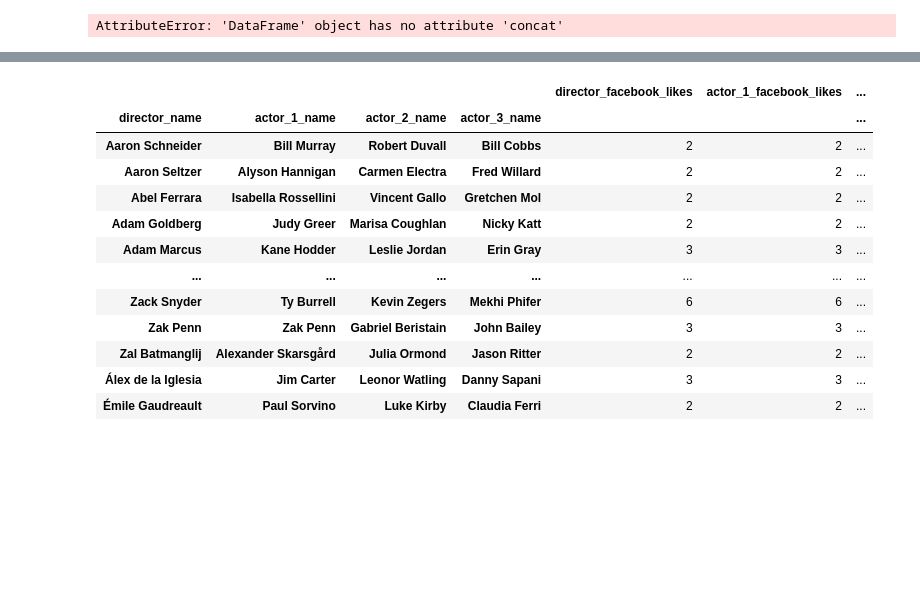
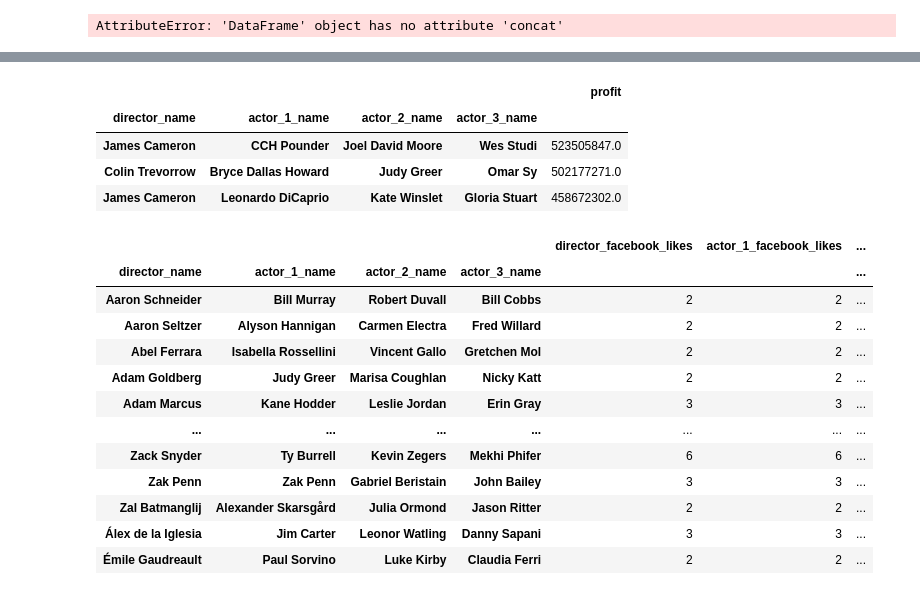
Before and after one commit to diegoschum/Zzzz, a Jupyter notebook: FB_likes.ipynb, the cells around one changed output, grey strips where cells are left out. Drawn from its saved outputs; the diff is of its cells as text; code cells hidden in the pictures; blank space fills up the shorter version.

```diff
--- a/FB_likes.ipynb
+++ b/FB_likes.ipynb
@@ -62,3 +64,11 @@ yay
+# %%
+yay[:3]
+# %% [output]
+|  |  |  |  | profit |
+| director_name | actor_1_name | actor_2_name | actor_3_name |  |
+| James Cameron | CCH Pounder | Joel David Moore | Wes Studi | 523505847.0 |
+| Colin Trevorrow | Bryce Dallas Howard | Judy Greer | Omar Sy | 502177271.0 |
+| James Cameron | Leonardo DiCaprio | Kate Winslet | Gloria Stuart | 458672302.0 |
 # %%
 df_people.groupby(["director_name","actor_1_name", "actor_2_name", "actor_3_name"]).agg("count")
 # %% [output]
```
Also changed, not shown: parts of 1 cell of this notebook, 3 other files.
